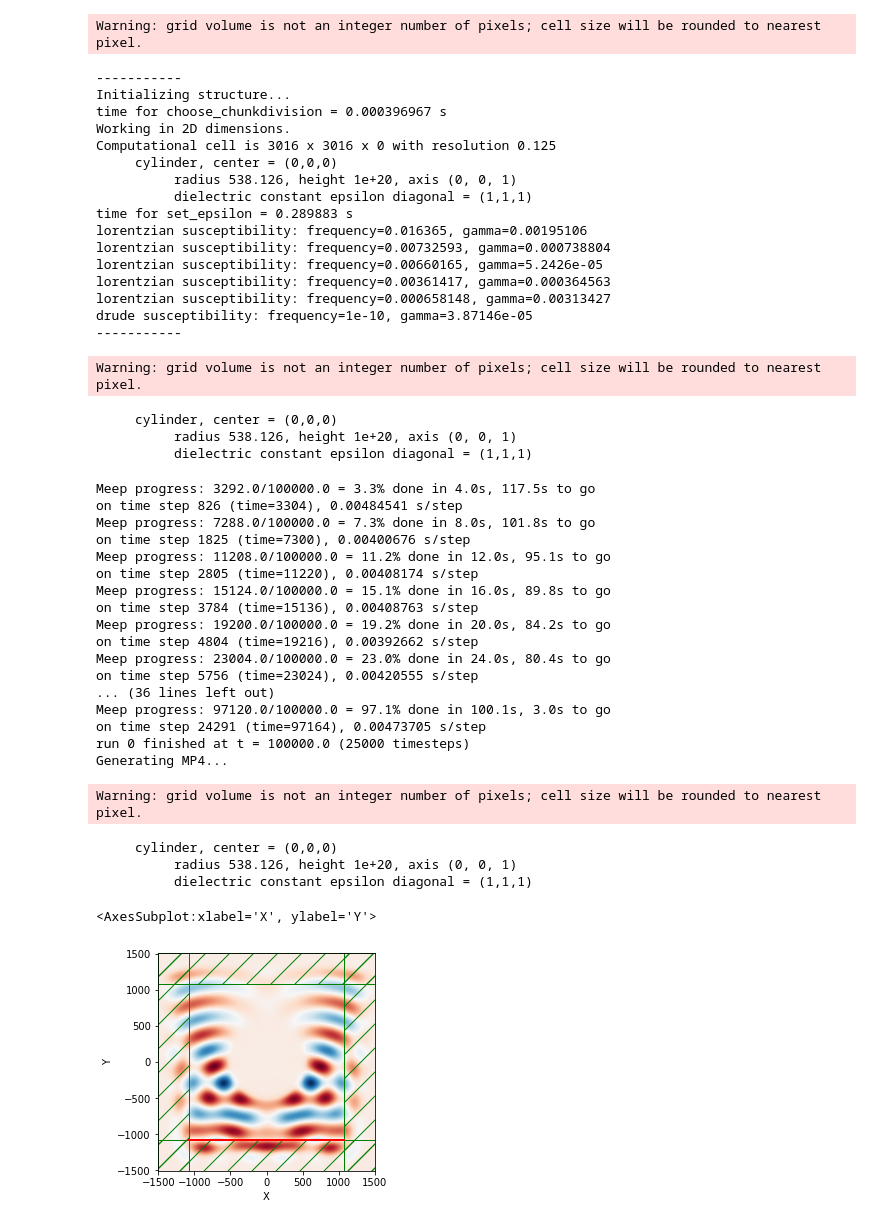
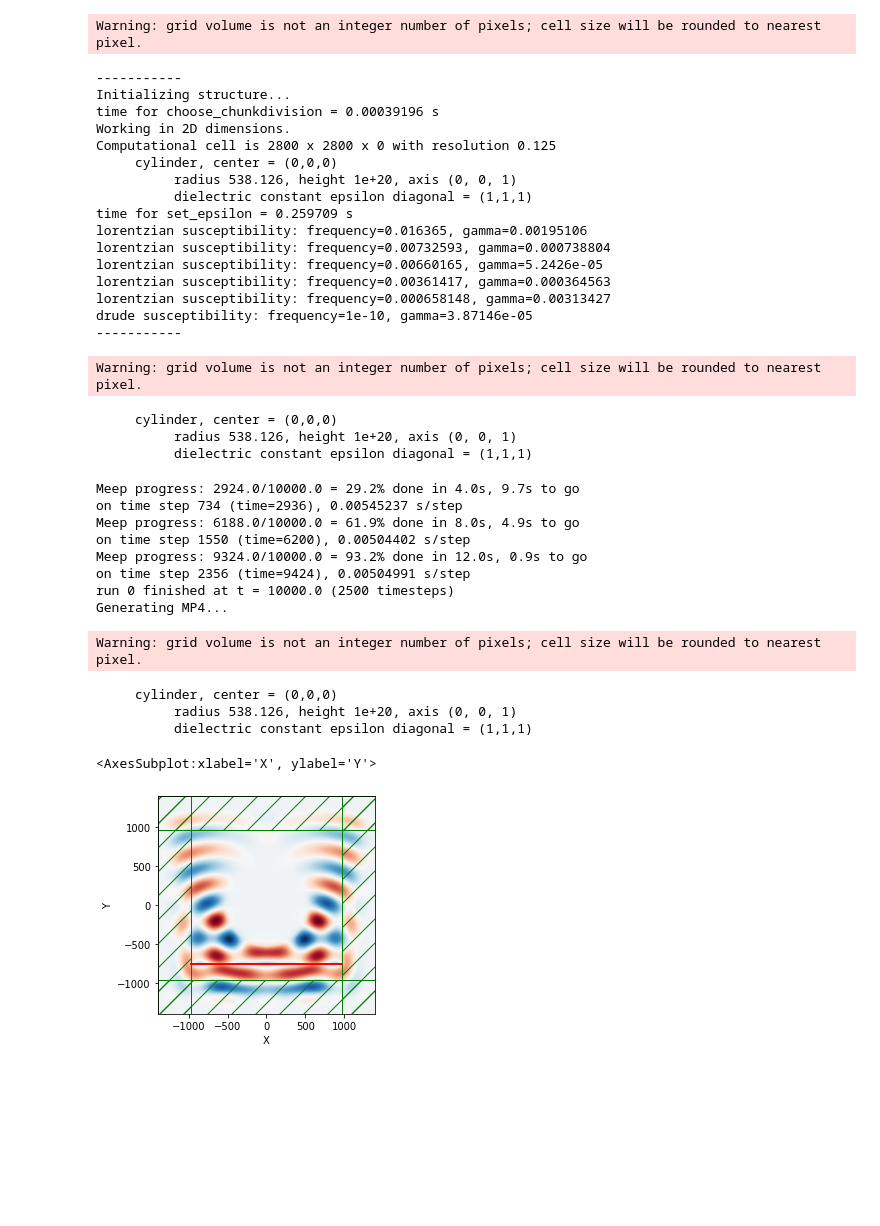
Before and after one commit to tornikeo/kaggle, a Jupyter notebook: fdtd-silver-cylinder-drude-lorentz-dispersion.ipynb, the cells around one changed output. Cells and saved outputs as stored; diff of their text form; code cells hidden in the pictures; blank space fills up the shorter version.

```diff
--- a/fdtd-silver-cylinder-drude-lorentz-dispersion.ipynb
+++ b/fdtd-silver-cylinder-drude-lorentz-dispersion.ipynb
@@ -72,8 +106,8 @@ wavelength = 430.501 # lambda_0, wavelength of source
 h = 8  # grid spacing - doesn't diverge
 # a = 1.25 * wavelength
 a = 538.126 # cylinder radius
-dpml = 1.0 * wavelength # pml width
-s = wavelength * 5 + dpml * 2 # full grid size
+dpml = 1.0 * wavelength # pml width has to be at least one wavelength
+size = a * 2 + wavelength * 2 + dpml * 2 # full grid size
 resolution = 1 / h # pixels per unit of distance
 # %%
 print('pixels per wavelength',wavelength / h)
@@ -86,7 +120,7 @@ total size in pixels 376.688375
 # %%
 from scaled_materials import Ag, Au
 
-cell_size = mp.Vector3(s,s)
+cell_size = mp.Vector3(size,size)
 boundary_layers = [mp.PML(thickness=dpml,
                           direction=mp.ALL)]
 
@@ -110,29 +144,13 @@ geometry = [mp.Cylinder(radius=a,
 #         center=mp.Vector3(0,0,0)
 #     )
 # ]
-# beam_x0 = mp.Vector3(0,3.0)    # beam focus (relative to source center)
-# rot_angle = 0  # CCW rotation angle about z axis (0: +y axis)
-# beam_kdir = mp.Vector3(0,wavelength,0)\
-#     .rotate(mp.Vector3(0,0,1),math.radians(rot_angle))  # beam propagation direction
 
 sources = [
-#     mp.GaussianBeamSource(
-#         src=mp.ContinuousSource(wavelength=wavelength,
-#                                 width=2 * wavelength),
-#         center=mp.Vector3(0, -s/2 + dpml + 1.0, 0),
-#         size=mp.Vector3(s - dpml*2,0,0),
-#         component=mp.Ez,
-#         beam_x0=mp.Vector3(0, s/4),
-#         beam_kdir=mp.Vector3(0,1,0),
-#         beam_w0=s/2,
-#         beam_E0=mp.Vector3(0,0,1)
-#         eig_kpoint=beam_kdir,
-#     )
     mp.Source(
         src=mp.ContinuousSource(wavelength=wavelength,
                                 width=2 * wavelength),
-        center=mp.Vector3(0, -s/2 + dpml + 1.0, 0),
-        size=mp.Vector3(s - dpml*2,0,0),
+        center=mp.Vector3(0, -size/2 + dpml + wavelength/2, 0),
+        size=mp.Vector3(size - dpml*2,0,0),
         component=mp.Ez,
     )
 ]
@@ -150,7 +168,7 @@ f = plt.figure(figsize = (8,8))
 animation = mp.Animate2D(sim, mp.Ez, f=f, eps_parameters=dict(contour=True))
 
 plt.close()
-t_steps = 100000
+t_steps = 10000
 fps = 4
 anim_seconds = 10
 anim_frames = anim_seconds * fps
@@ -162,53 +180,44 @@ sim.run(
 animation.to_mp4(fps, 'animation.mp4')
 
 sim.plot2D(fields=mp.Ez)
 
 # plt.savefig('Ez_angle{}.png'.format(rot_angle),bbox_inches='tight',pad_inches=0)
 # %% [output]
 Warning: grid volume is not an integer number of pixels; cell size will be rounded to nearest pixel.
 -----------
 Initializing structure...
-time for choose_chunkdivision = 0.000396967 s
+time for choose_chunkdivision = 0.00039196 s
 Working in 2D dimensions.
-Computational cell is 3016 x 3016 x 0 with resolution 0.125
+Computational cell is 2800 x 2800 x 0 with resolution 0.125
      cylinder, center = (0,0,0)
           radius 538.126, height 1e+20, axis (0, 0, 1)
           dielectric constant epsilon diagonal = (1,1,1)
-time for set_epsilon = 0.289883 s
+time for set_epsilon = 0.259709 s
 lorentzian susceptibility: frequency=0.016365, gamma=0.00195106
 lorentzian susceptibility: frequency=0.00732593, gamma=0.000738804
 lorentzian susceptibility: frequency=0.00660165, gamma=5.2426e-05
 lorentzian susceptibility: frequency=0.00361417, gamma=0.000364563
 lorentzian susceptibility: frequency=0.000658148, gamma=0.00313427
 drude susceptibility: frequency=1e-10, gamma=3.87146e-05
 -----------
 Warning: grid volume is not an integer number of pixels; cell size will be rounded to nearest pixel.
      cylinder, center = (0,0,0)
           radius 538.126, height 1e+20, axis (0, 0, 1)
           dielectric constant epsilon diagonal = (1,1,1)
-Meep progress: 3292.0/100000.0 = 3.3% done in 4.0s, 117.5s to go
-on time step 826 (time=3304), 0.00484541 s/step
-Meep progress: 7288.0/100000.0 = 7.3% done in 8.0s, 101.8s to go
-on time step 1825 (time=7300), 0.00400676 s/step
-Meep progress: 11208.0/100000.0 = 11.2% done in 12.0s, 95.1s to go
-on time step 2805 (time=11220), 0.00408174 s/step
-Meep progress: 15124.0/100000.0 = 15.1% done in 16.0s, 89.8s to go
-on time step 3784 (time=15136), 0.00408763 s/step
-Meep progress: 19200.0/100000.0 = 19.2% done in 20.0s, 84.2s to go
-on time step 4804 (time=19216), 0.00392662 s/step
-Meep progress: 23004.0/100000.0 = 23.0% done in 24.0s, 80.4s to go
-on time step 5756 (time=23024), 0.00420555 s/step
-... (36 lines left out)
-Meep progress: 97120.0/100000.0 = 97.1% done in 100.1s, 3.0s to go
-on time step 24291 (time=97164), 0.00473705 s/step
-run 0 finished at t = 100000.0 (25000 timesteps)
+Meep progress: 2924.0/10000.0 = 29.2% done in 4.0s, 9.7s to go
+on time step 734 (time=2936), 0.00545237 s/step
+Meep progress: 6188.0/10000.0 = 61.9% done in 8.0s, 4.9s to go
+on time step 1550 (time=6200), 0.00504402 s/step
+Meep progress: 9324.0/10000.0 = 93.2% done in 12.0s, 0.9s to go
+on time step 2356 (time=9424), 0.00504991 s/step
+run 0 finished at t = 10000.0 (2500 timesteps)
 Generating MP4...
 Warning: grid volume is not an integer number of pixels; cell size will be rounded to nearest pixel.
      cylinder, center = (0,0,0)
           radius 538.126, height 1e+20, axis (0, 0, 1)
           dielectric constant epsilon diagonal = (1,1,1)
 <AxesSubplot:xlabel='X', ylabel='Y'>
-[figure, old version]
+[figure, new version]
 # %%
 from IPython.display import Video
 Video('animation.mp4')
```
Also changed, not shown: parts of 16 cells of this notebook.
